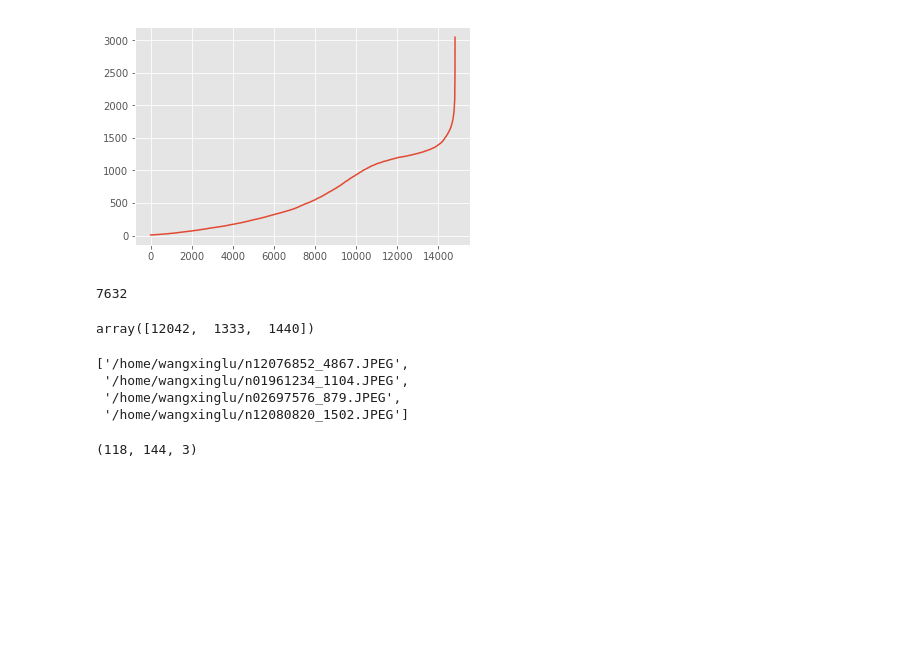
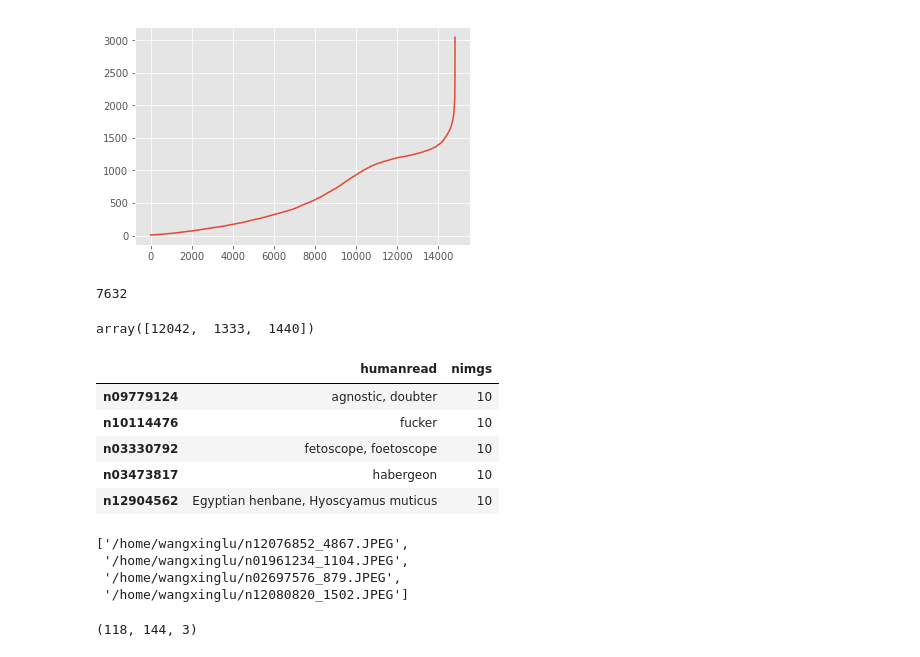
Before and after one commit to luzai/sample-cls, a Jupyter notebook: update_nimgs.ipynb, the cells around one changed output. Drawn from its saved outputs; the diff is of its cells as text; code cells hidden in the pictures; blank space fills up the shorter version.

```diff
--- a/update_nimgs.ipynb
+++ b/update_nimgs.ipynb
@@ -58,18 +58,26 @@ array([12042,  1333,  1440])
 # %%
 import random
 
 def some(x, n):
     return x.loc[random.sample(set(x.index), n)]
 
-show={id_: [id2word[id_],nimg_ ] for id_,nimg_ in zip(names[:7619],nimgs[:7619]) }
+show={id_: [id2word[id_],nimg_ ] for id_,nimg_ in zip(names[:7632],nimgs[:7632]) }
 res=[]
 for nimg_,df_ in  pd.DataFrame.from_dict(show, orient='index').groupby(1):
 #     nimg_
     dft=some(df_,min(10,df_.index.shape[0]))
     res.append(dft)
 show_df=pd.concat(res)
-
-show_df.to_excel('show.xlsx')
+show_df.columns=['humanread','nimgs']
+show_df.head()
+# show_df.to_excel('show.xlsx')
+# %% [output]
+|  | humanread | nimgs |
+| n09779124 | agnostic, doubter | 10 |
+| n10114476 | fucker | 10 |
+| n03330792 | fetoscope, foetoscope | 10 |
+| n03473817 | habergeon | 10 |
+| n12904562 | Egyptian henbane, Hyoscyamus muticus | 10 |
 # %%
 glob.glob('/home/wangxinglu/*.JPEG')
 # %% [output]
```
Also changed, not shown: 3 other files.
